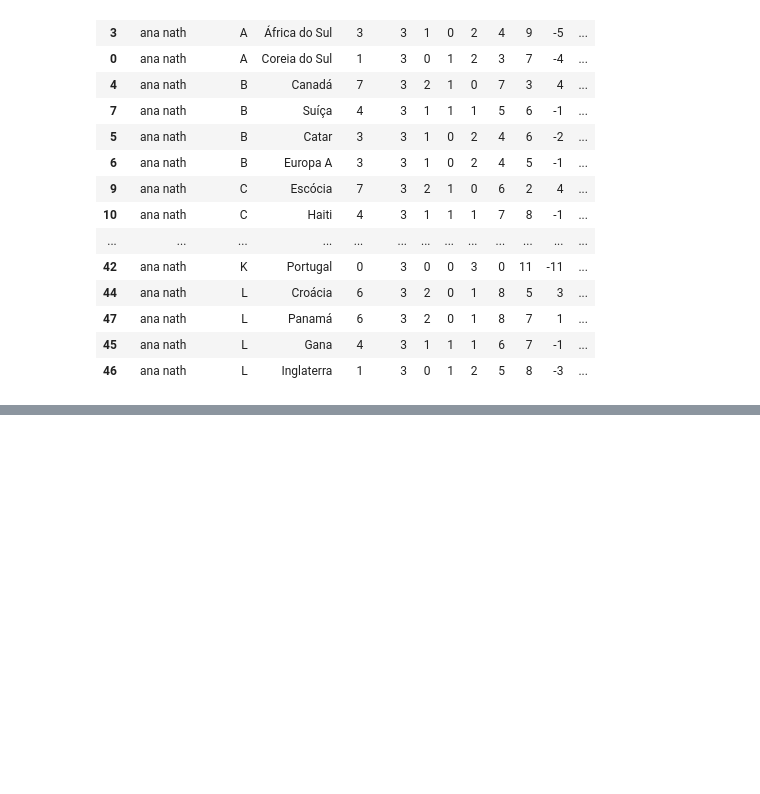
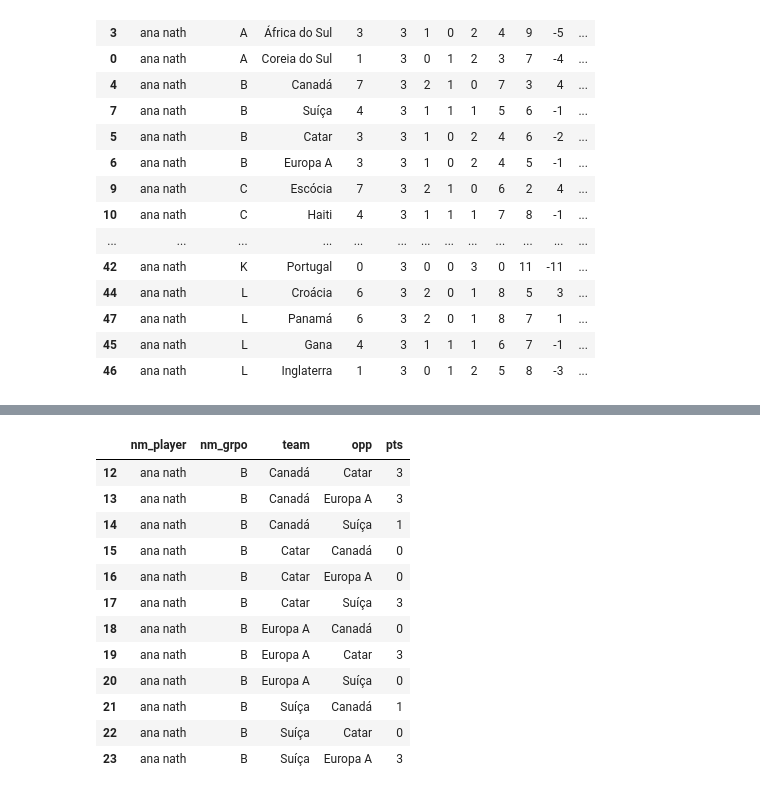
Before and after one commit to ferolifil/bolao-da-copa-2026, a Jupyter notebook: etl/etl_tabela_fg.ipynb, the cells around one changed output, grey strips where cells are left out. Drawn from its saved outputs; the diff is of its cells as text; code cells hidden in the pictures; blank space fills up the shorter version.

```diff
--- a/etl/etl_tabela_fg.ipynb
+++ b/etl/etl_tabela_fg.ipynb
@@ -248,0 +160,23 @@ KeyError: 'gf'
+# %%
+# pontos por confronto direto
+h2h = (
+    team_rows
+    .groupby(["nm_player", "nm_grpo", "team", "opp"], as_index=False)["pts"]
+    .sum()
+)
+
+h2h[(h2h['nm_player'] == 'ana nath') & (h2h['nm_grpo'] == 'B')].sort_values(['nm_grpo'], ascending=[True])
+# %% [output]
+|  | nm_player | nm_grpo | team | opp | pts |
+| 12 | ana nath | B | Canadá | Catar | 3 |
+| 13 | ana nath | B | Canadá | Europa A | 3 |
+| 14 | ana nath | B | Canadá | Suíça | 1 |
+| 15 | ana nath | B | Catar | Canadá | 0 |
+| 16 | ana nath | B | Catar | Europa A | 0 |
+| 17 | ana nath | B | Catar | Suíça | 3 |
+| 18 | ana nath | B | Europa A | Canadá | 0 |
+| 19 | ana nath | B | Europa A | Catar | 3 |
+| 20 | ana nath | B | Europa A | Suíça | 0 |
+| 21 | ana nath | B | Suíça | Canadá | 1 |
+| 22 | ana nath | B | Suíça | Catar | 0 |
+| 23 | ana nath | B | Suíça | Europa A | 3 |
```
Also changed, not shown: parts of 12 cells of this notebook.
